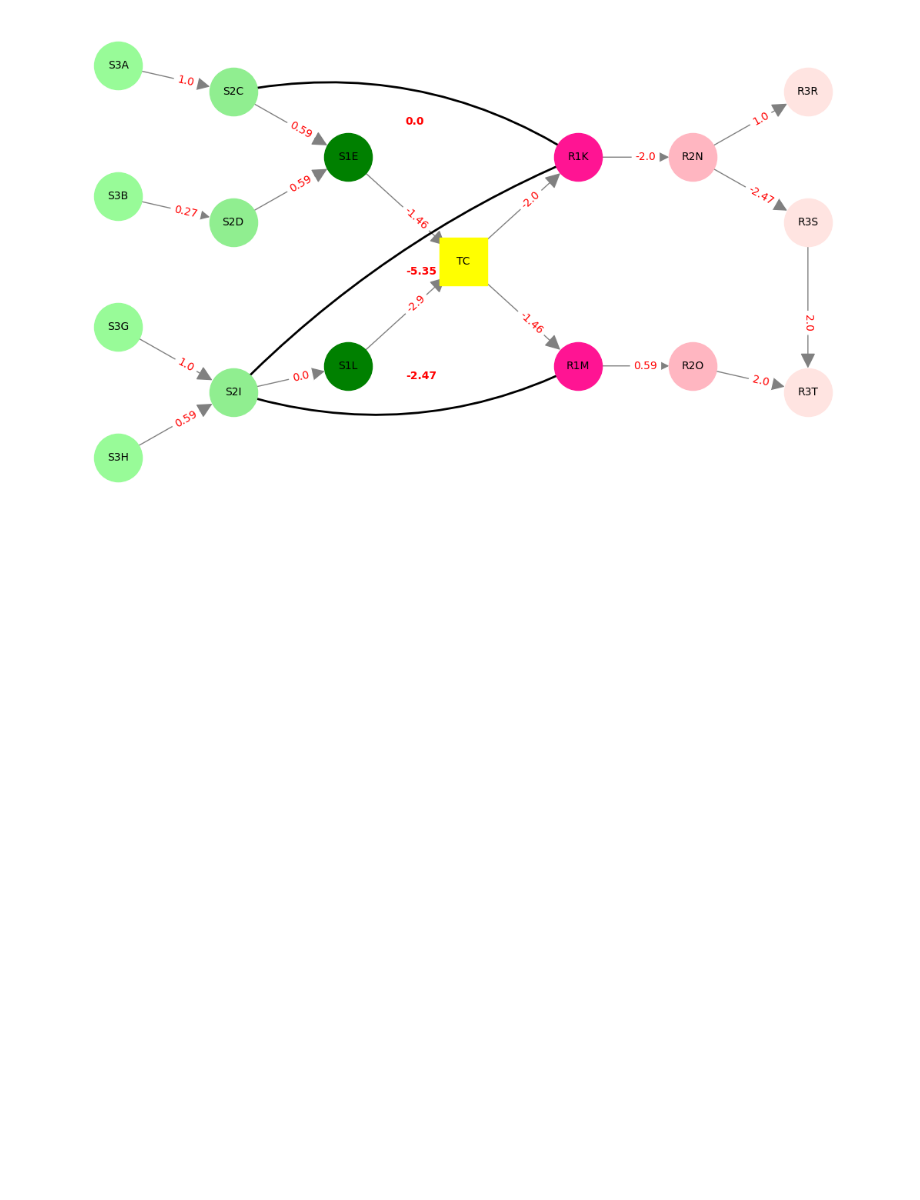
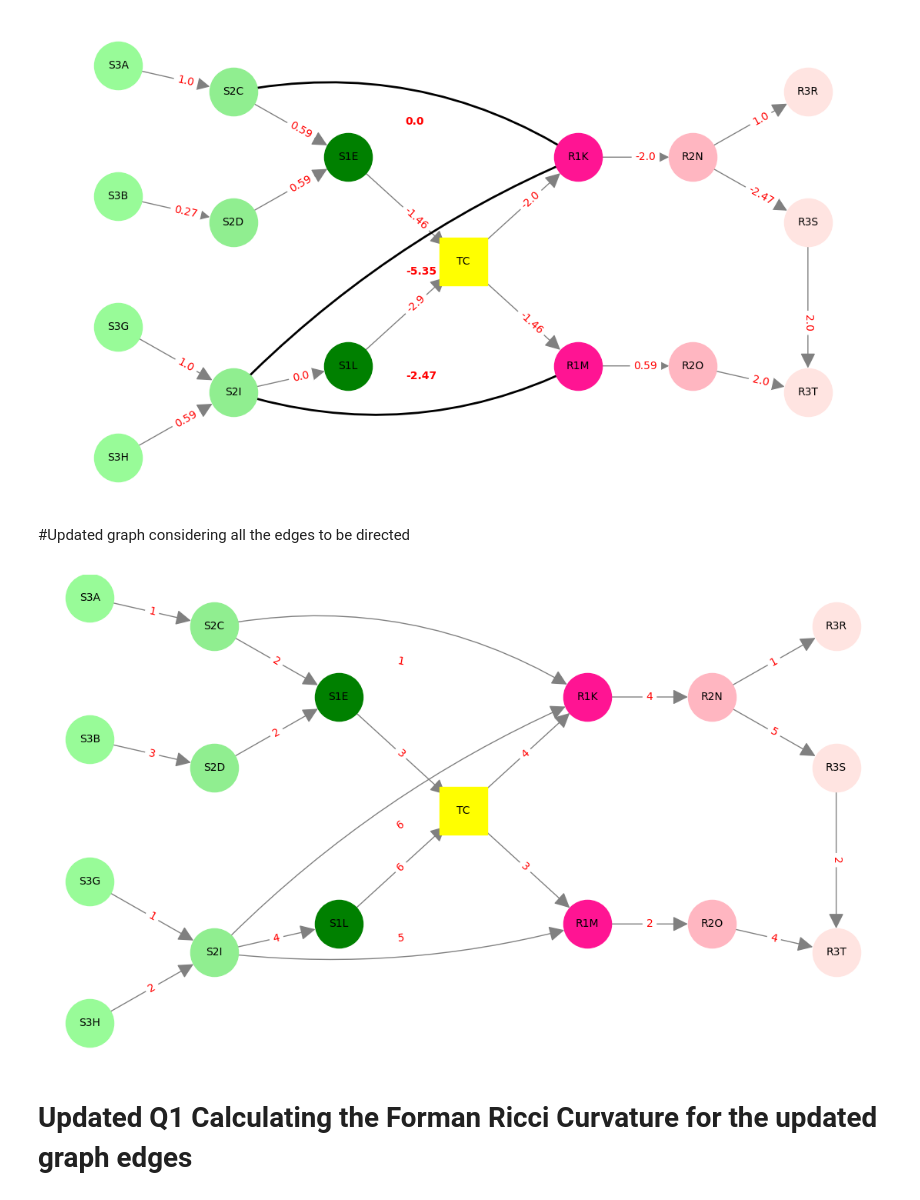
Before and after one commit to aashnaarun/Forman-Ricci-Curvature-Research, a Jupyter notebook: Ricci_Curvature_Aashna_Arun.ipynb, the cells around one changed output. Drawn from its saved outputs; the diff is of its cells as text; code cells hidden in the pictures; blank space fills up the shorter version.

```diff
--- a/Ricci_Curvature_Aashna_Arun.ipynb
+++ b/Ricci_Curvature_Aashna_Arun.ipynb
@@ -422,3 +410,72 @@ plt.axis("off")
 plt.show()
 # %% [output]
 [figure]
+# %% [markdown]
+#Updated graph considering all the edges to be directed
+# %%
+# Defining all edges as directed
+directed_edges = [
+    ("S3A", "S2C", 1), ("S3B", "S2D", 3), ("S3G", "S2I", 1), ("S3H", "S2I", 2),
+    ("S2C", "S1E", 2), ("S2D", "S1E", 2), ("S2I", "S1L", 4), ("S1E", "TC", 3),
+    ("S1L", "TC", 6), ("TC", "R1K", 4), ("TC", "R1M", 3), ("R1K", "R2N", 4),
+    ("R1M", "R2O", 2), ("R2N", "R3R", 1), ("R2N", "R3S", 5), ("R3S", "R3T", 2),
+    ("R2O", "R3T", 4),
+    # Previously undirected edges, now explicitly directed
+    ("S2I", "R1K", 6), ("S2I", "R1M", 5), ("S2C", "R1K", 1)
+]
+
+# Creating a directed graph
+Gd = nx.DiGraph()
+Gd.add_weighted_edges_from(directed_edges)
+
+# Defining the node positions
+pos = {
+    "S3A": (0, 3), "S3B": (0, 2), "S3G": (0, 1), "S3H": (0, 0),
+    "S2C": (2, 2.8), "S2D": (2, 1.8), "S2I": (2, 0.5),
+    "S1E": (4, 2.3), "S1L": (4, 0.7), "TC": (6, 1.5),
+    "R1K": (8, 2.3), "R1M": (8, 0.7), "R2N": (10, 2.3), "R2O": (10, 0.7),
+    "R3R": (12, 2.8), "R3S": (12, 1.8), "R3T": (12, 0.5)
+}
+
+# Assigning the node colors
+node_colors = {
+    **{node: "palegreen" for node in ["S3A", "S3B", "S3G", "S3H"]},
+    **{node: "lightgreen" for node in ["S2C", "S2D", "S2I"]},
+    **{node: "green" for node in ["S1E", "S1L"]},
+    **{node: "deeppink" for node in ["R1K", "R1M"]},
+    **{node: "lightpink" for node in ["R2N", "R2O"]},
+    **{node: "mistyrose" for node in ["R3R", "R3S", "R3T"]},
+    "TC": "yellow"
+}
+
+# Plotting the graph
+plt.figure(figsize=(14, 8))
+
+# Plotting nodes
+for node, color in node_colors.items():
+    shape = "s" if node == "TC" else "o"
+    nx.draw_networkx_nodes(Gd, pos, nodelist=[node], node_color=color, node_size=2000, node_shape=shape)
+
+# Plotting node labels
+nx.draw_networkx_labels(Gd, pos, font_size=10)
+
+# Plotting edges with curvature
+for edge in Gd.edges:
+    if edge == ("S2C", "R1K"):
+        nx.draw_networkx_edges(Gd, pos, edgelist=[edge], edge_color="gray", arrows=True, arrowsize=30, node_size=2000, connectionstyle="arc3,rad=-0.2")
+    elif edge == ("S2I", "R1K"):
+        nx.draw_networkx_edges(Gd, pos, edgelist=[edge], edge_color="gray", arrows=True, arrowsize=30, node_size=2000, connectionstyle="arc3,rad=-0.1")
+    elif edge == ("S2I", "R1M"):
+        nx.draw_networkx_edges(Gd, pos, edgelist=[edge], edge_color="gray", arrows=True, arrowsize=30, node_size=2000, connectionstyle="arc3,rad=0.1")
+    else:
+        nx.draw_networkx_edges(Gd, pos, edgelist=[edge], edge_color="gray", arrows=True, arrowsize=30, node_size=2000, connectionstyle="arc3,rad=0")
+
+# Adding weights to edges
+nx.draw_networkx_edge_labels(Gd, pos, edge_labels=nx.get_edge_attributes(Gd, "weight"), font_color="red")
+
+plt.axis("off")
+plt.show()
+# %% [output]
+[figure, added]
+# %% [markdown]
+# Updated Q1 Calculating the Forman Ricci Curvature for the updated graph edges
```
Also changed, not shown: parts of 5 cells of this notebook.
